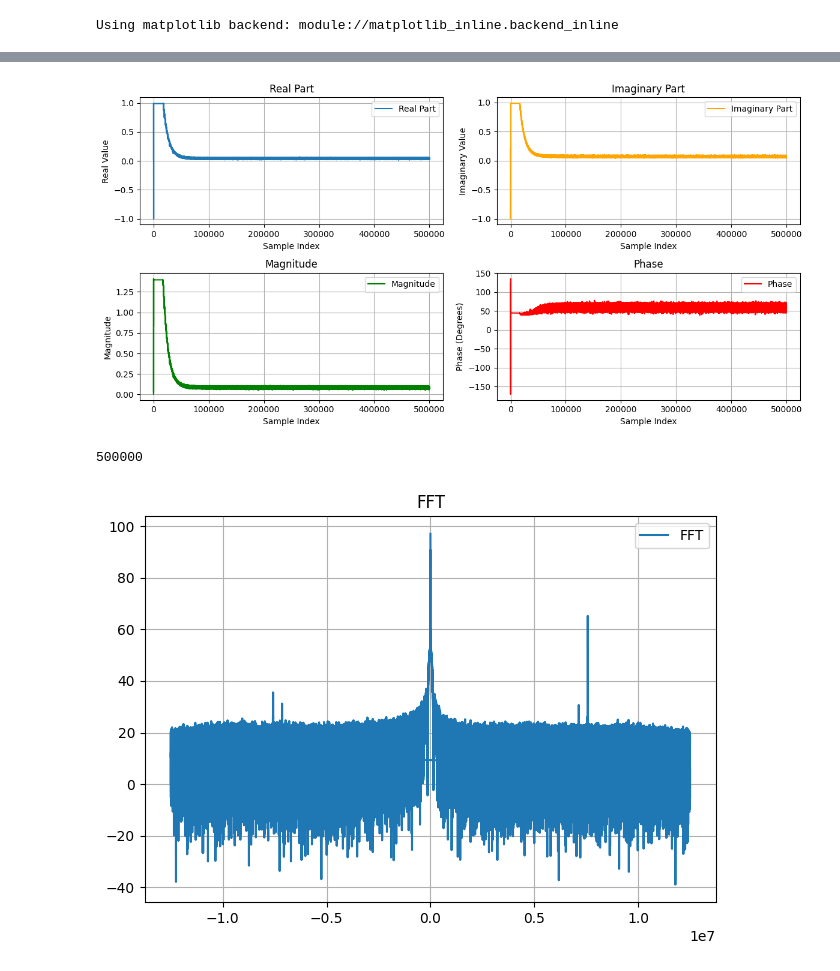
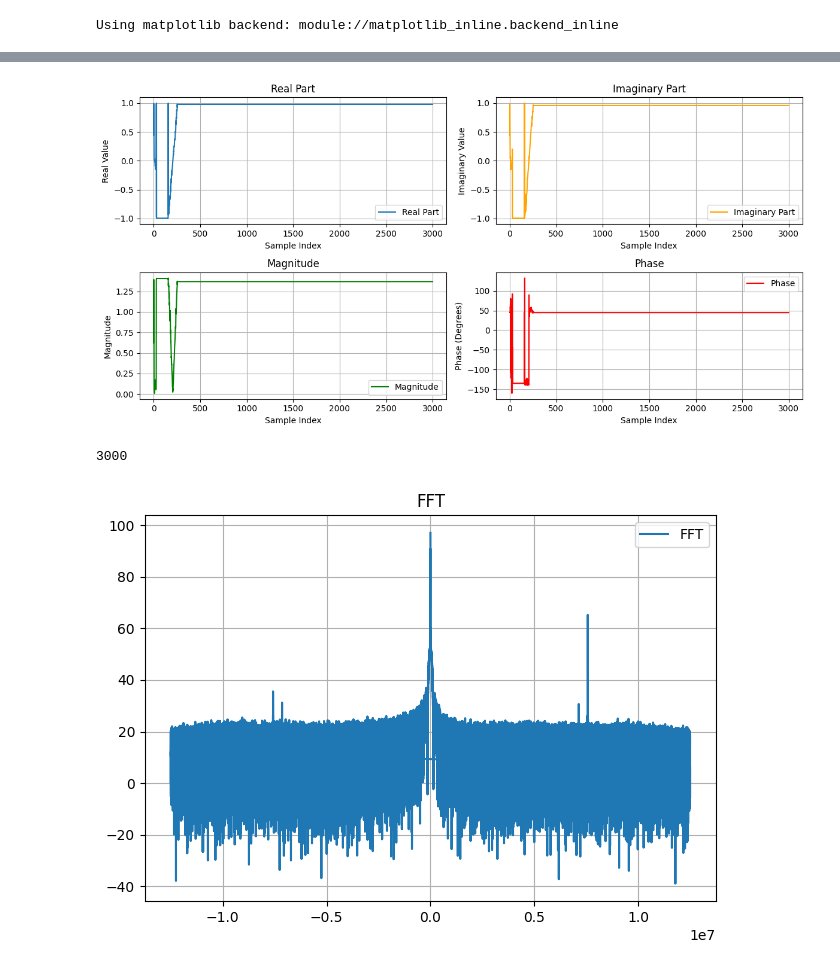
Before and after one commit to murrayinglis/sdr-config, a Jupyter notebook: plots.ipynb, the cells around one changed output, grey strips where cells are left out. Saved outputs shown, nothing was run; the diff lists cells and outputs as text; code cells hidden in the pictures.

Commit message:
Arbitrary waveform loopback working

```diff
--- a/plots.ipynb
+++ b/plots.ipynb
@@ -66,7 +31,7 @@ Max Receive Buffer Size363
 
 
 # Define the path to your binary file
-file_path = 'rx_test.bin'
+file_path = 'loopback_from_file_test.bin'
 
 
 # Read the binary file
@@ -109,35 +74,35 @@ axs[0, 0].grid(True)
 # Plot imaginary part
 axs[0, 1].plot(np.imag(complex_data), label='Imaginary Part', color='orange')
 axs[0, 1].set_title('Imaginary Part')
 axs[0, 1].set_xlabel('Sample Index')
 axs[0, 1].set_ylabel('Imaginary Value')
 axs[0, 1].legend()
 axs[0, 1].grid(True)
 
 # Plot magnitude
 axs[1, 0].plot(magnitudes, label='Magnitude', color='green')
 axs[1, 0].set_title('Magnitude')
 axs[1, 0].set_xlabel('Sample Index')
 axs[1, 0].set_ylabel('Magnitude')
 axs[1, 0].legend()
 axs[1, 0].grid(True)
 
 # Plot phase
 axs[1, 1].plot(phases, label='Phase', color='red')
 axs[1, 1].set_title('Phase')
 axs[1, 1].set_xlabel('Sample Index')
 axs[1, 1].set_ylabel('Phase (Degrees)')
 axs[1, 1].legend()
 axs[1, 1].grid(True)
 
 # Adjust layout
 plt.tight_layout()
 plt.show()
 
 print(num_new_samples)
 # %% [output]
-[figure, old version]
+[figure, new version]
-500000
+3000
 # %%
 file_path = 'rx_test.bin'
 
```
Also changed, not shown: parts of 7 cells of this notebook, 14 other files.
